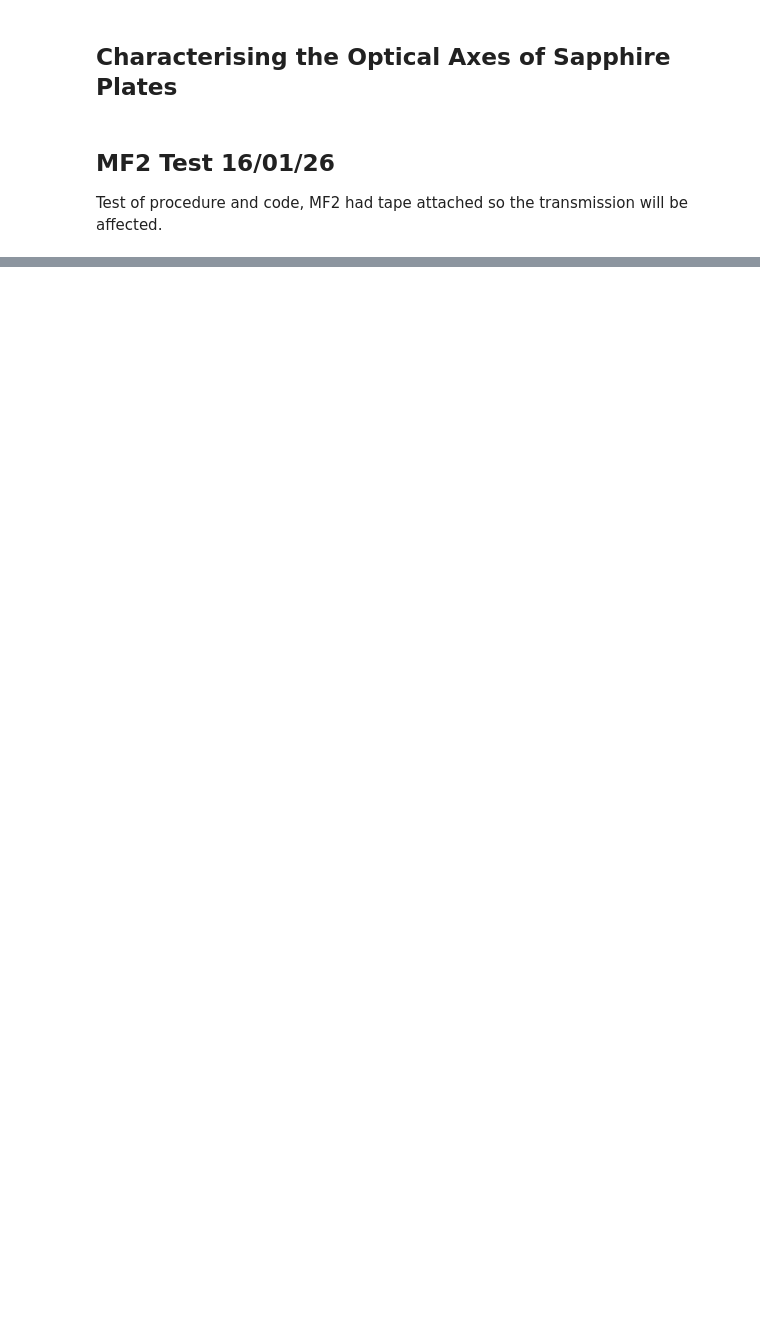
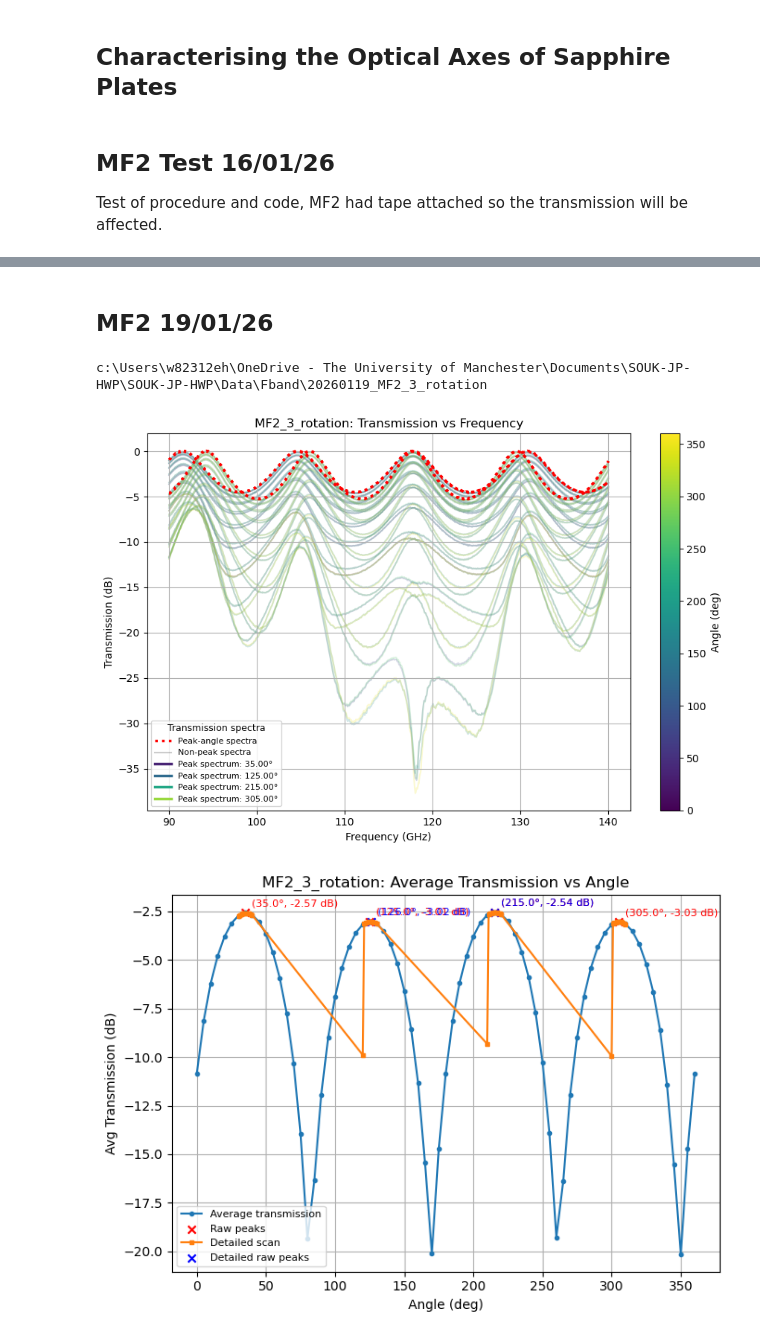
Before and after one commit to MLphysics/SOUK-JP-HWP, a Jupyter notebook: OPTICAL_AXES_WORKFLOW.ipynb, the cells around one changed output, grey strips where cells are left out. Cells and saved outputs as stored; diff of their text form; code cells hidden in the pictures; blank space fills up the shorter version.

```diff
--- a/OPTICAL_AXES_WORKFLOW.ipynb
+++ b/OPTICAL_AXES_WORKFLOW.ipynb
@@ -44,0 +28,16 @@ hwp.main(
+# %% [markdown]
+## MF2 19/01/26
+# %%
+hwp.main(
+    scan="MF2_3_rotation",
+    material="sapphire_MF2",
+    date="20260119",
+    SUBFOLD="MLOG",
+    band=Fband,
+    INTERPPEAKS=False,
+    TRANS_SCALE=TransScale.DB # change to TransScale.LINEAR if desired
+)
+# %% [output]
+c:\Users\w82312eh\OneDrive - The University of Manchester\Documents\SOUK-JP-HWP\SOUK-JP-HWP\Data\Fband\20260119_MF2_3_rotation
+[figure, added]
+[figure, added]
```
Also changed, not shown: parts of 2 cells of this notebook, 1 other file.
